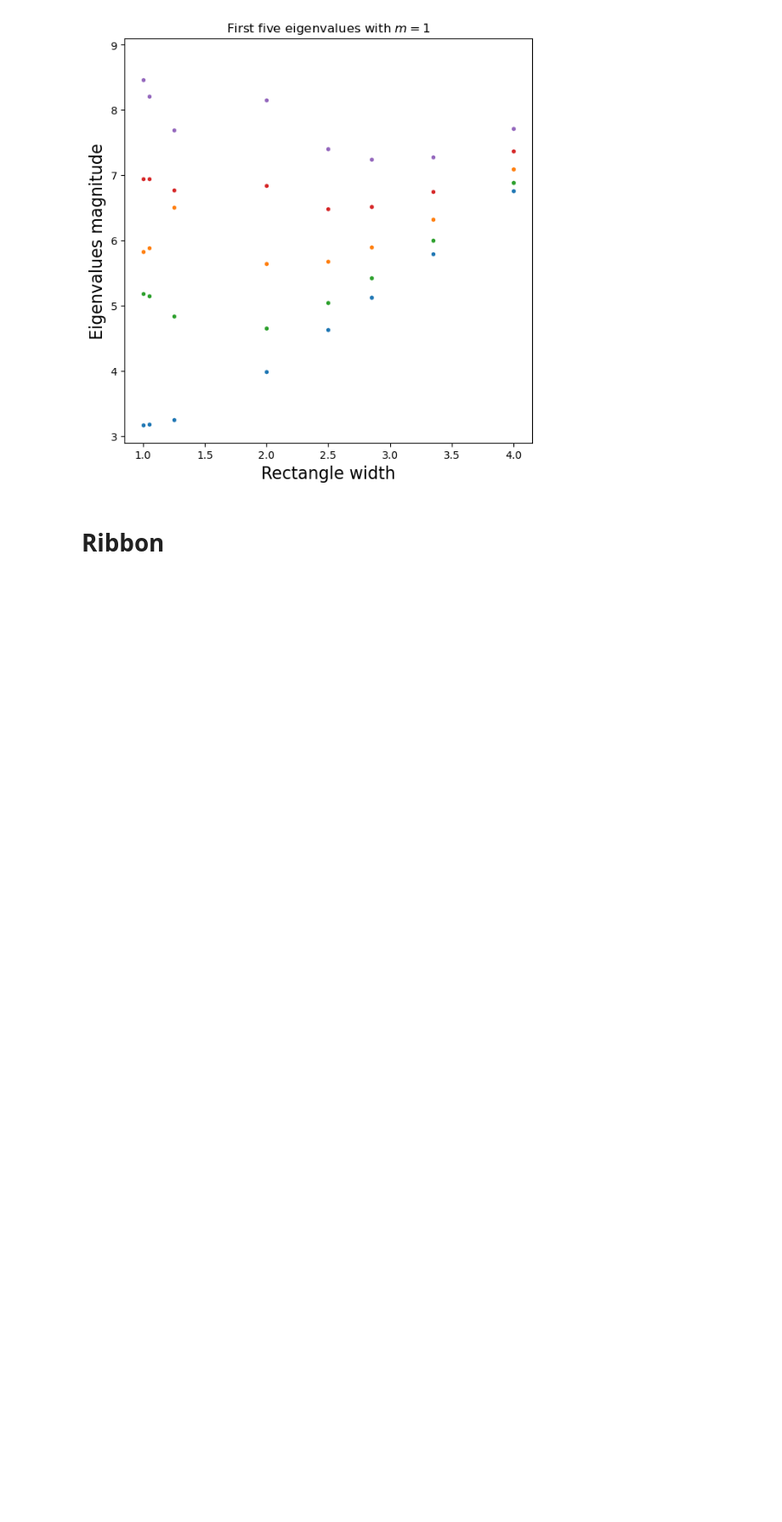
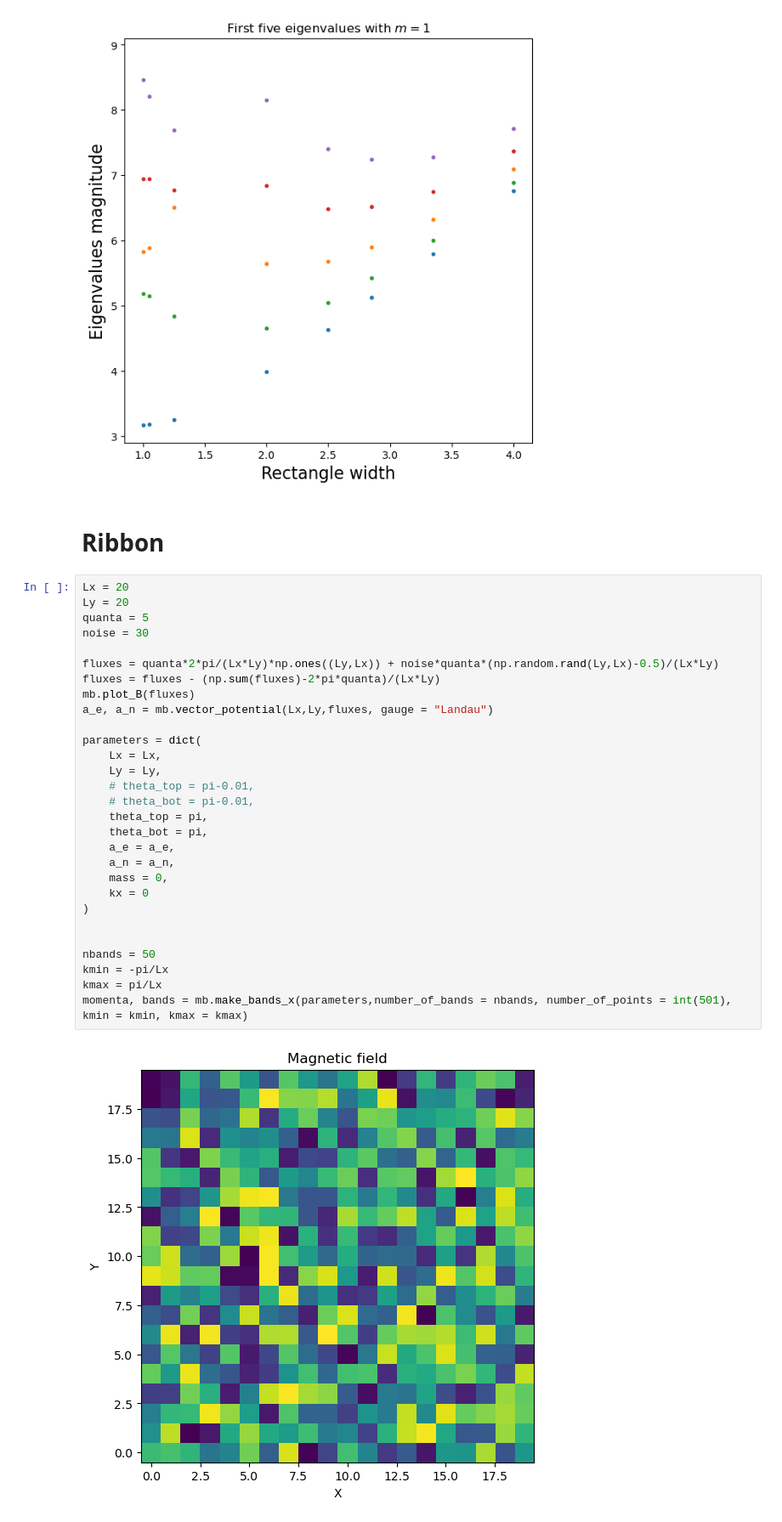
Before and after one commit to adonvel/tangent-magnetic-field, a Jupyter notebook: testing.ipynb, the cells around one changed output. Shown at 85% size. Drawn from its saved outputs; the diff is of its cells as text; blank space fills up the shorter version.

```diff
--- a/testing.ipynb
+++ b/testing.ipynb
@@ -120,3 +121,34 @@ Text(0.5, 1.0, 'First five eigenvalues with $m = 1$')
 [figure]
 # %% [markdown]
 # Ribbon
+# %%
+Lx = 20
+Ly = 20
+quanta = 5
+noise = 30
+
+fluxes = quanta*2*pi/(Lx*Ly)*np.ones((Ly,Lx)) + noise*quanta*(np.random.rand(Ly,Lx)-0.5)/(Lx*Ly)
+fluxes = fluxes - (np.sum(fluxes)-2*pi*quanta)/(Lx*Ly)
+mb.plot_B(fluxes)
+a_e, a_n = mb.vector_potential(Lx,Ly,fluxes, gauge = "Landau")
+
+parameters = dict(
+    Lx = Lx,
+    Ly = Ly,
+    # theta_top = pi-0.01,
+    # theta_bot = pi-0.01,
+    theta_top = pi,
+    theta_bot = pi,
+    a_e = a_e,
+    a_n = a_n,
+    mass = 0,
+    kx = 0
+)
+
+
+nbands = 50
+kmin = -pi/Lx
+kmax = pi/Lx
+momenta, bands = mb.make_bands_x(parameters,number_of_bands = nbands, number_of_points = int(501), kmin = kmin, kmax = kmax)
+# %% [output]
+[figure, added]
```
Also changed, not shown: parts of 7 cells of this notebook, 2 other files.
